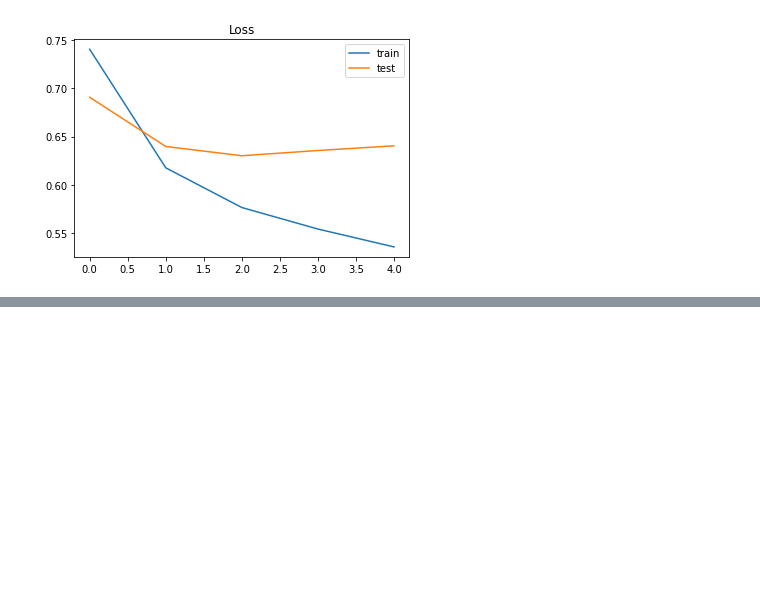
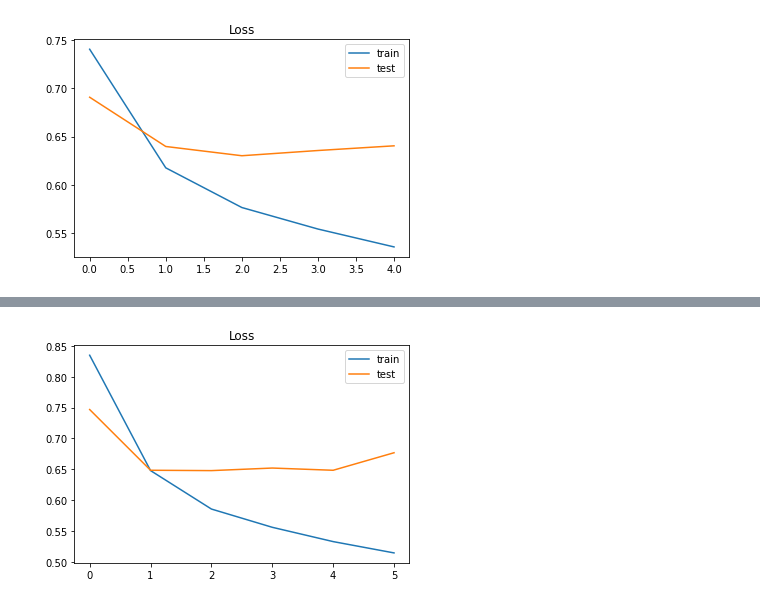
Before and after one commit to djaymen/Fake_News, a Jupyter notebook: FNC.ipynb, the cells around one changed output, grey strips where cells are left out. Drawn from its saved outputs; the diff is of its cells as text; code cells hidden in the pictures; blank space fills up the shorter version.

```diff
--- a/FNC.ipynb
+++ b/FNC.ipynb
@@ -492,13 +488,15 @@ X_train, X_test, y_train, y_test = train_test_split(content_df, Y, test_size=0.1
 y_train=to_categorical(y_train)
 y_test=to_categorical(y_test)
 # %%
-model = tf.keras.Sequential()
-model.add(tf.keras.layers.Embedding(MAX_NB_WORDS, EMBEDDING_DIM, input_length=X_train.shape[1]))
-model.add(tf.keras.layers.SpatialDropout1D(0.2))
-model.add(tf.keras.layers.LSTM(100, dropout=0.2, recurrent_dropout=0.2))
-model.add(tf.keras.layers.Dense(4, activation='softmax'))
-model.compile(loss='categorical_crossentropy', optimizer='adam', metrics=['accuracy'])
-
+def build_1LSTM():
+  model = tf.keras.Sequential()
+  model.add(tf.keras.layers.Embedding(MAX_NB_WORDS, EMBEDDING_DIM, input_length=X_train.shape[1]))
+  model.add(tf.keras.layers.SpatialDropout1D(0.2))
+  model.add(tf.keras.layers.LSTM(100, dropout=0.2, recurrent_dropout=0.2))
+  model.add(tf.keras.layers.Dense(4, activation='softmax'))
+  model.compile(loss='categorical_crossentropy', optimizer='adam', metrics=['accuracy'])
+  return model
+model=build_1LSTM()
 model.summary()
 # %% [output]
 WARNING:tensorflow:Layer lstm will not use cuDNN kernels since it doesn't meet the criteria. It will use a generic GPU kernel as fallback when running on GPU.
@@ -552,3 +550,19 @@ plt.legend()
 plt.show()
 # %% [output]
 [figure]
+# %%
+def build_2LSTM_2D():
+  model = tf.keras.Sequential()
+  model.add(tf.keras.layers.Embedding(MAX_NB_WORDS, EMBEDDING_DIM, input_length=X_train.shape[1]))
+  model.add(tf.keras.layers.SpatialDropout1D(0.2))
+  model.add(tf.keras.layers.Bidirectional(tf.keras.layers.LSTM(100, return_sequences=True)))
+  model.add(tf.keras.layers.Bidirectional(tf.keras.layers.LSTM(64)))
+
+  model.add(tf.keras.layers.Dense(384, activation='relu'),)
+  model.add(tf.keras.layers.Dropout(0.2))
+
+  model.add(tf.keras.layers.Dense(4, activation='softmax'))
+  model.compile(loss='categorical_crossentropy', optimizer='adam', metrics=['accuracy'])
+  return model
+model_2=build_2LSTM_2D()
+model_2.summary()
@@ -554,0 +587,5 @@ plt.show()
+# %%
+epochs = 10
+batch_size = 512
+
+history = model_2.fit(X_train, y_train, epochs=epochs, batch_size=batch_size,validation_split=0.1,callbacks=[tf.keras.callbacks.EarlyStopping(monitor='val_loss', patience=3, min_delta=0.0001)])
@@ -554,0 +613,8 @@ plt.show()
+# %%
+plt.title('Loss')
+plt.plot(history.history['loss'], label='train')
+plt.plot(history.history['val_loss'], label='test')
+plt.legend()
+plt.show()
+# %% [output]
+[figure, added]
```
Also changed, not shown: parts of 10 cells of this notebook.
